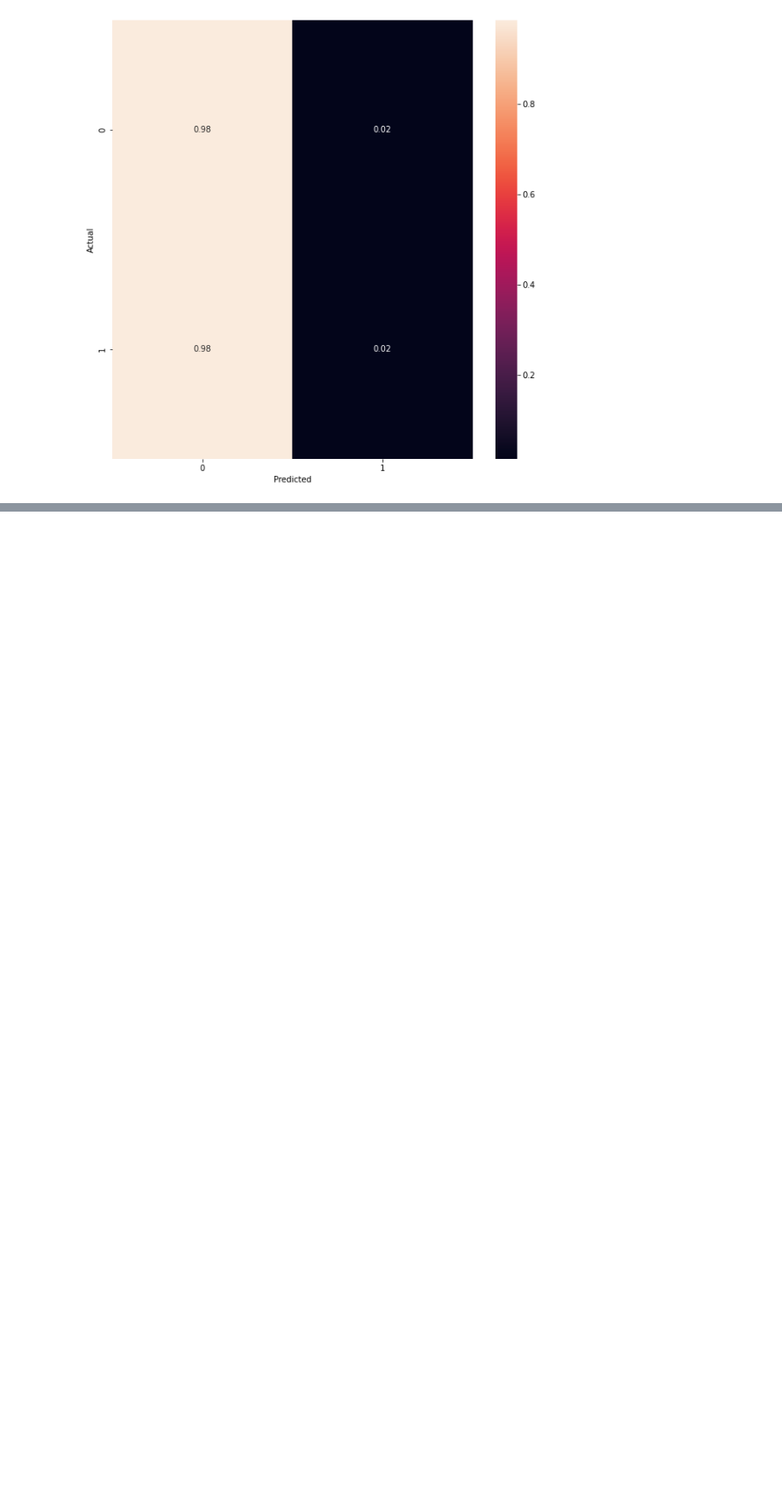
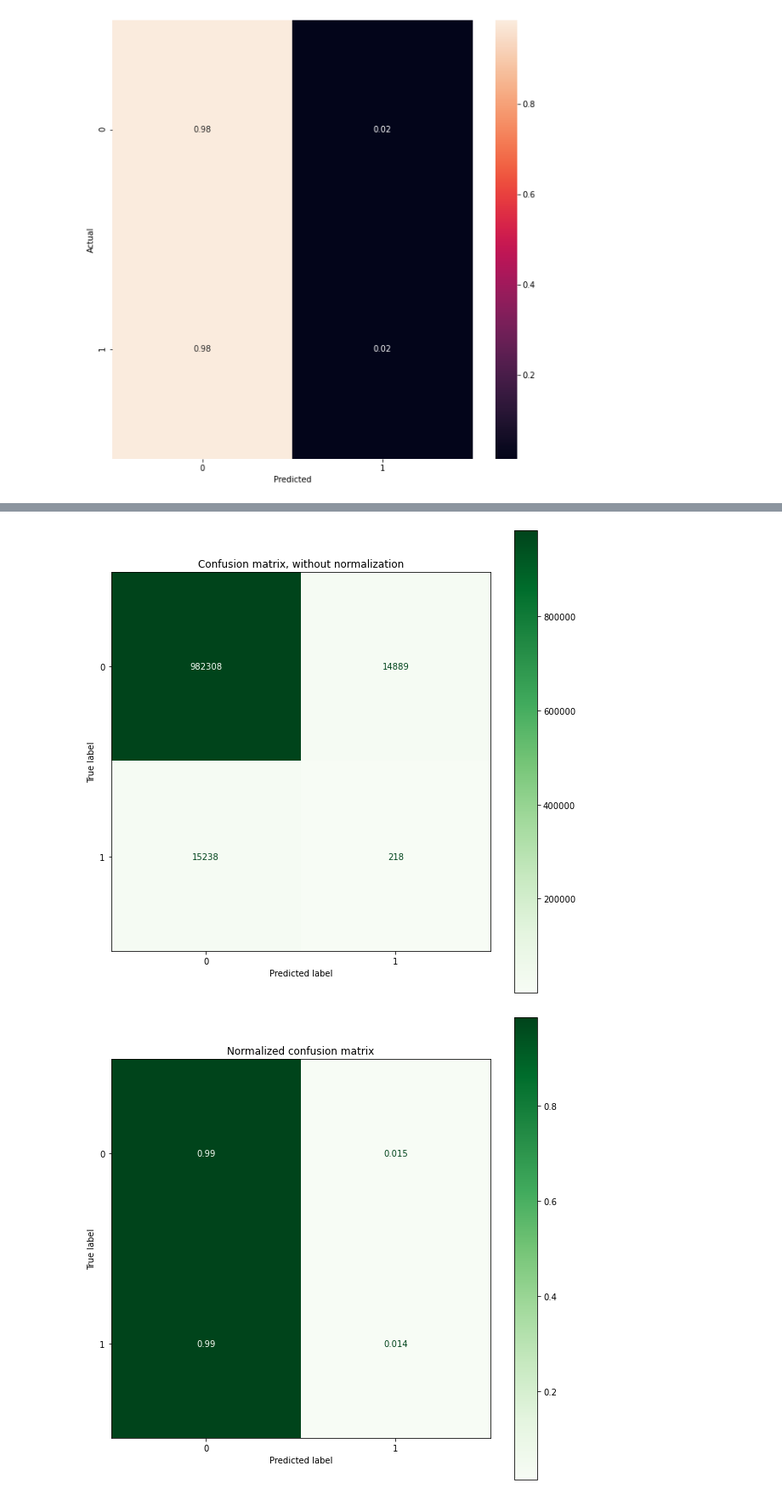
Before and after one commit to AMM53/Accidents-Prediction, a Jupyter notebook: notebooks/BaseModel.ipynb, the cells around one changed output, grey strips where cells are left out. Shown: that part at 85% size. Drawn from its saved outputs; the diff is of its cells as text; code cells hidden in the pictures; blank space fills up the shorter version.

Commit message:
Base Model and Naive Bayes

```diff
--- a/notebooks/BaseModel.ipynb
+++ b/notebooks/BaseModel.ipynb
@@ -11,3 +20,5 @@ from sklearn.metrics import confusion_matrix
 # %%
+xtrain = pd.read_parquet("../data/xtrain.parquet")
+ytrain = pd.read_parquet("../data/ytrain.parquet")
 xtest = pd.read_parquet("../data/xtest.parquet")
 ytest = pd.read_parquet("../data/ytest.parquet")
@@ -69,0 +87,5 @@ plt.show(block=False)
+# %%
+modelo_base = DummyClassifier(strategy='stratified', random_state=0)
+modelo_base.fit(xtrain, ytrain)
+ypred =modelo_base.predict(xtest)
+ypred_proba = modelo_base.predict_proba(xtest)
@@ -69,0 +112,16 @@ plt.show(block=False)
+# %%
+
+# Plot non-normalized confusion matrix
+titles_options = [("Confusion matrix, without normalization", None),
+                  ("Normalized confusion matrix", 'true')]
+
+for title, normalize in titles_options:
+    fig, ax = plt.subplots(figsize=(10, 10))
+    disp = plot_confusion_matrix(modelo_base, xtest, ytest,
+                                 cmap=plt.cm.Greens,
+                                 normalize=normalize,
+                                 ax=ax)
+    disp.ax_.set_title(title)
+# %% [output]
+[figure, added]
+[figure, added]
```
Also changed, not shown: parts of 24 cells of this notebook.
